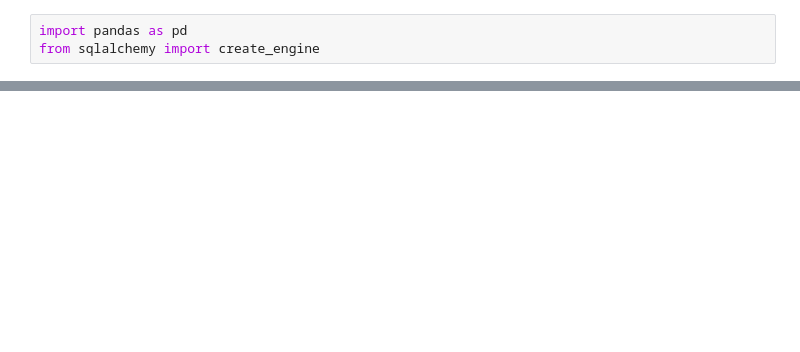
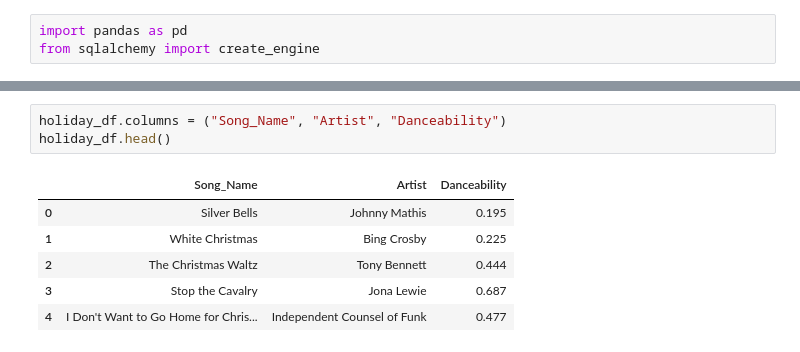
Before and after one commit to cdturner618/ETL-Project-, a Jupyter notebook: Holiday_Music.ipynb, the cells around one changed output, grey strips where cells are left out. Drawn from its saved outputs; the diff is of its cells as text; blank space fills up the shorter version.

```diff
--- a/Holiday_Music.ipynb
+++ b/Holiday_Music.ipynb
@@ -15,0 +33,10 @@ holiday_df.head()
+# %%
+holiday_df.columns = ("Song_Name", "Artist", "Danceability")
+holiday_df.head()
+# %% [output]
+|  | Song_Name | Artist | Danceability |
+| 0 | Silver Bells | Johnny Mathis | 0.195 |
+| 1 | White Christmas | Bing Crosby | 0.225 |
+| 2 | The Christmas Waltz | Tony Bennett | 0.444 |
+| 3 | Stop the Cavalry | Jona Lewie | 0.687 |
+| 4 | I Don't Want to Go Home for Chris... | Independent Counsel of Funk | 0.477 |
```
Also changed, not shown: parts of 11 cells of this notebook.
